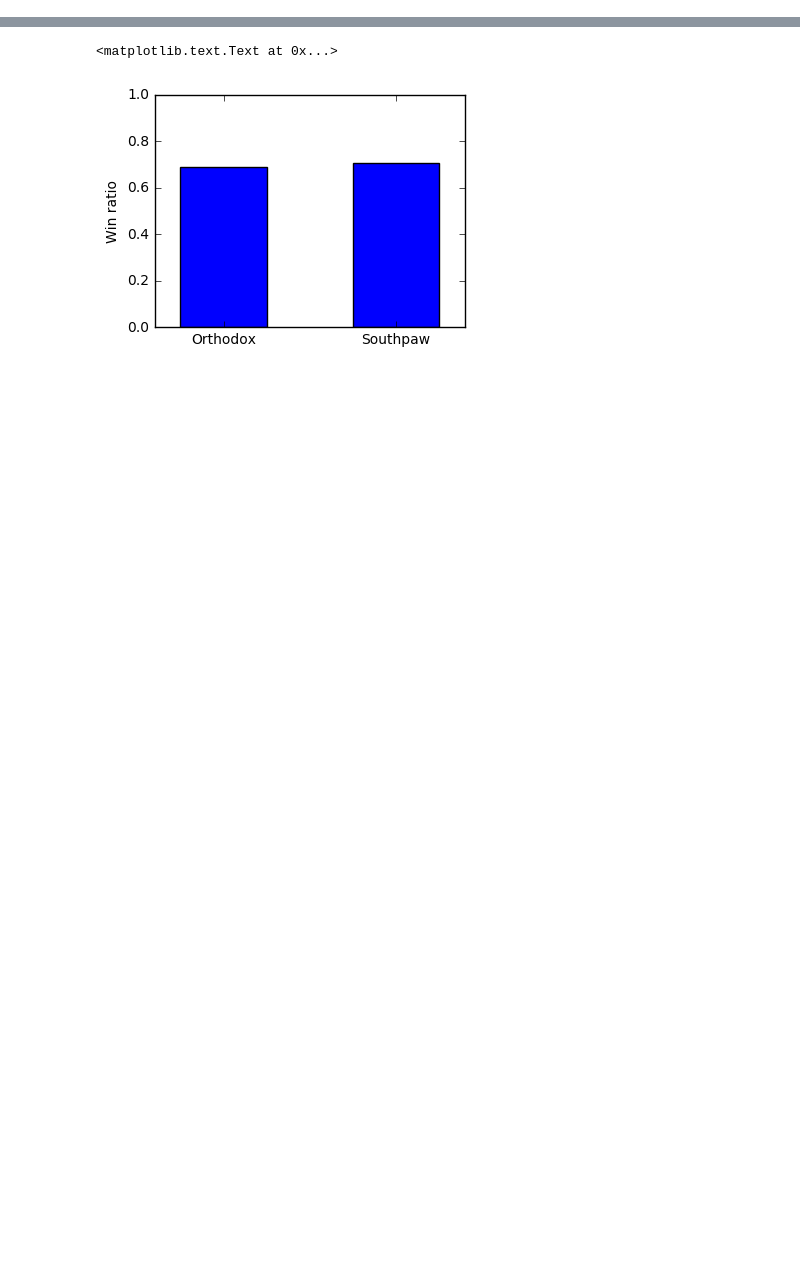
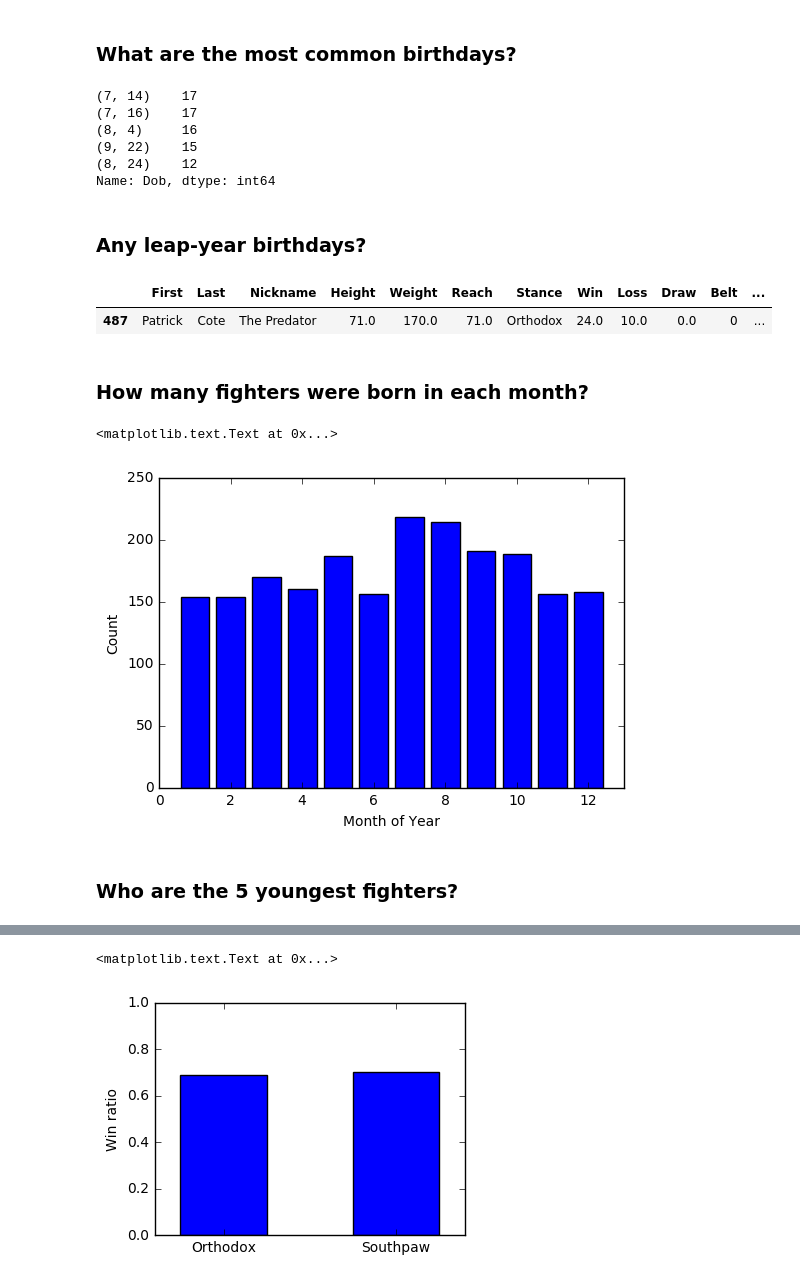
Before and after one commit to jhalverson/data_science, a Jupyter notebook: misc/mma_analytics/stance_win_ratio.ipynb, the cells around one changed output, grey strips where cells are left out. Saved outputs shown, nothing was run; the diff lists cells and outputs as text; code cells hidden in the pictures; blank space fills up the shorter version.

```diff
--- a/misc/mma_analytics/stance_win_ratio.ipynb
+++ b/misc/mma_analytics/stance_win_ratio.ipynb
@@ -26,0 +81,31 @@ plt.ylabel('Count')
+# %% [markdown]
+### What are the most common birthdays?
+# %%
+df[pd.notnull(df.Dob)].Dob.apply(lambda x: (x.month, x.day)).value_counts()[:5]
+# %% [output]
+(7, 14)    17
+(7, 16)    17
+(8, 4)     16
+(9, 22)    15
+(8, 24)    12
+Name: Dob, dtype: int64
+# %% [markdown]
+### Any leap-year birthdays?
+# %%
+df[(df.Dob.dt.month == 2) & (df.Dob.dt.day == 29)]
+# %% [output]
+|  | First | Last | Nickname | Height | Weight | Reach | Stance | Win | Loss | Draw | Belt | ... |
+| 487 | Patrick | Cote | The Predator | 71.0 | 170.0 | 71.0 | Orthodox | 24.0 | 10.0 | 0.0 | 0 | ... |
+# %% [markdown]
+### How many fighters were born in each month?
+# %%
+bd_counts = df[pd.notnull(df.Dob)].Dob.dt.month.value_counts()
+plt.bar(bd_counts.index, bd_counts.values, align='center')
+plt.xlim(0, 13)
+plt.xlabel('Month of Year')
+plt.ylabel('Count')
+# %% [output]
+<matplotlib.text.Text at 0x...>
+[figure, added]
+# %% [markdown]
+### Who are the 5 youngest fighters?
```
Also changed, not shown: parts of 62 cells of this notebook, 3 other files.
